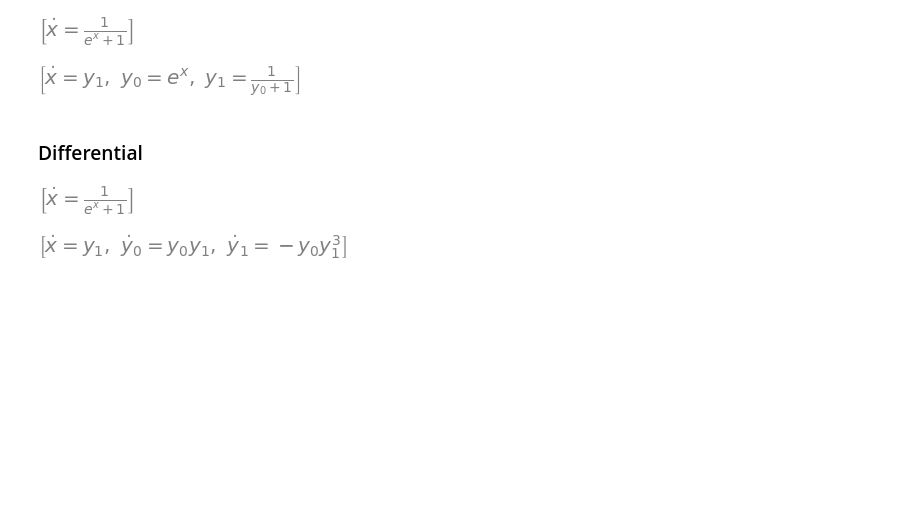
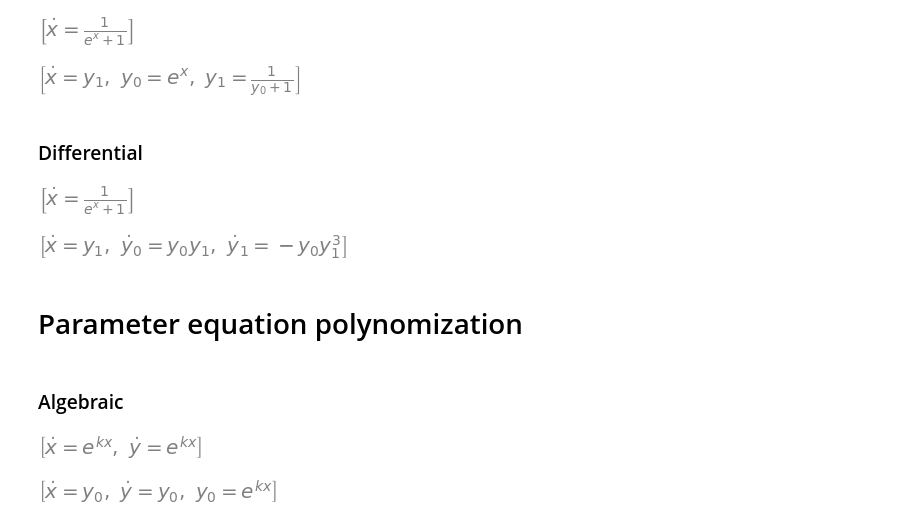
Before and after one commit to AndreyBychkov/QBee, a Jupyter notebook: PythonPackage/examples.ipynb, the cells around one changed output. Drawn from its saved outputs; the diff is of its cells as text; code cells hidden in the pictures; blank space fills up the shorter version.

Commit message:
Added example with parameter equations

```diff
--- a/PythonPackage/examples.ipynb
+++ b/PythonPackage/examples.ipynb
@@ -170,3 +170,26 @@ system.polynomize('differential')
 system.equations
 # %% [output]
 [figure]
+# %% [markdown]
+# Parameter equation polynomization
+# %% [markdown]
+### Algebraic
+# %%
+x, y = sp.symbols('x, y')
+k = sp.Symbol('k')
+dot_x = make_derivative_symbol(x)
+dot_y = make_derivative_symbol(y)
+
+system = EquationSystem([
+    sp.Eq(dot_x, sp.exp(k * x)),
+    sp.Eq(dot_y, sp.exp(k * x))
+], parameter_variables=[k])
+
+system.equations
+# %% [output]
+[figure, added]
+# %%
+system.polynomize('algebraic')
+system.equations
+# %% [output]
+[figure, added]
```
Also changed, not shown: parts of 3 cells of this notebook.
